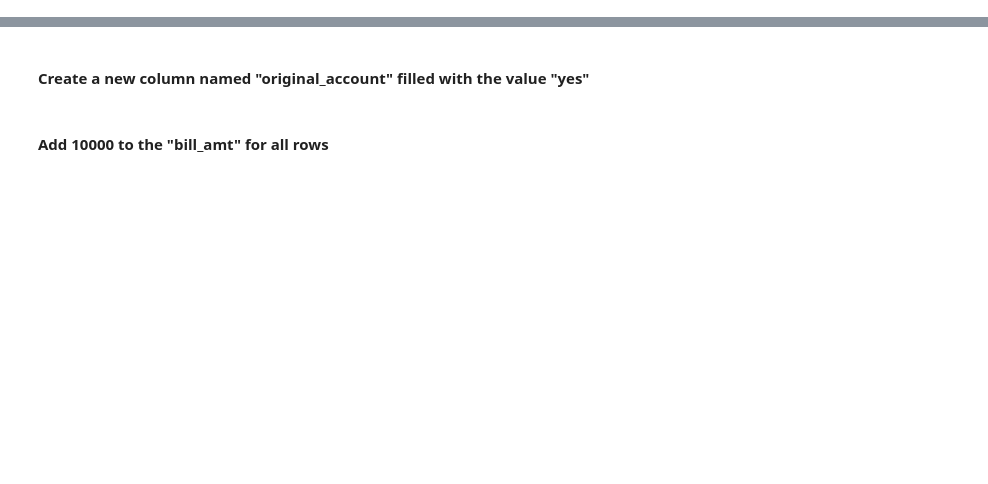
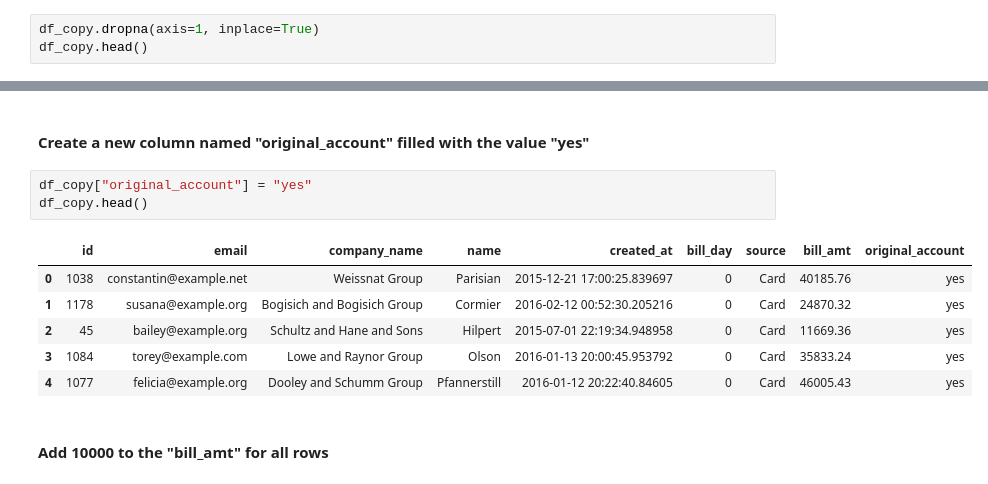
Before and after one commit to Samuel-Skinner/Pandas_Exercises, a Jupyter notebook: pandas-exercise.ipynb, the cells around one changed output, grey strips where cells are left out. Saved outputs shown, nothing was run; the diff lists cells and outputs as text; blank space fills up the shorter version.

```diff
--- a/pandas-exercise.ipynb
+++ b/pandas-exercise.ipynb
@@ -414,2 +433,5 @@ Note: After transforming a DataFrame it is good practice to display the transfor
 # %% [markdown]
 #### Drop all columns with Nan values
+# %%
+df_copy.dropna(axis=1, inplace=True)
+df_copy.head()
@@ -416,4 +445,14 @@ Note: After transforming a DataFrame it is good practice to display the transfor
 # %% [markdown]
 #### Create a new column named "original_account" filled with the value "yes"
+# %%
+df_copy["original_account"] = "yes"
+df_copy.head()
+# %% [output]
+|  | id | email | company_name | name | created_at | bill_day | source | bill_amt | original_account |
+| 0 | 1038 | constantin@example.net | Weissnat Group | Parisian | 2015-12-21 17:00:25.839697 | 0 | Card | 40185.76 | yes |
+| 1 | 1178 | susana@example.org | Bogisich and Bogisich Group | Cormier | 2016-02-12 00:52:30.205216 | 0 | Card | 24870.32 | yes |
+| 2 | 45 | bailey@example.org | Schultz and Hane and Sons | Hilpert | 2015-07-01 22:19:34.948958 | 0 | Card | 11669.36 | yes |
+| 3 | 1084 | torey@example.com | Lowe and Raynor Group | Olson | 2016-01-13 20:00:45.953792 | 0 | Card | 35833.24 | yes |
+| 4 | 1077 | felicia@example.org | Dooley and Schumm Group | Pfannerstill | 2016-01-12 20:22:40.84605 | 0 | Card | 46005.43 | yes |
 # %% [markdown]
 #### Add 10000 to the "bill_amt" for all rows
```
Also changed, not shown: parts of 10 cells of this notebook.
